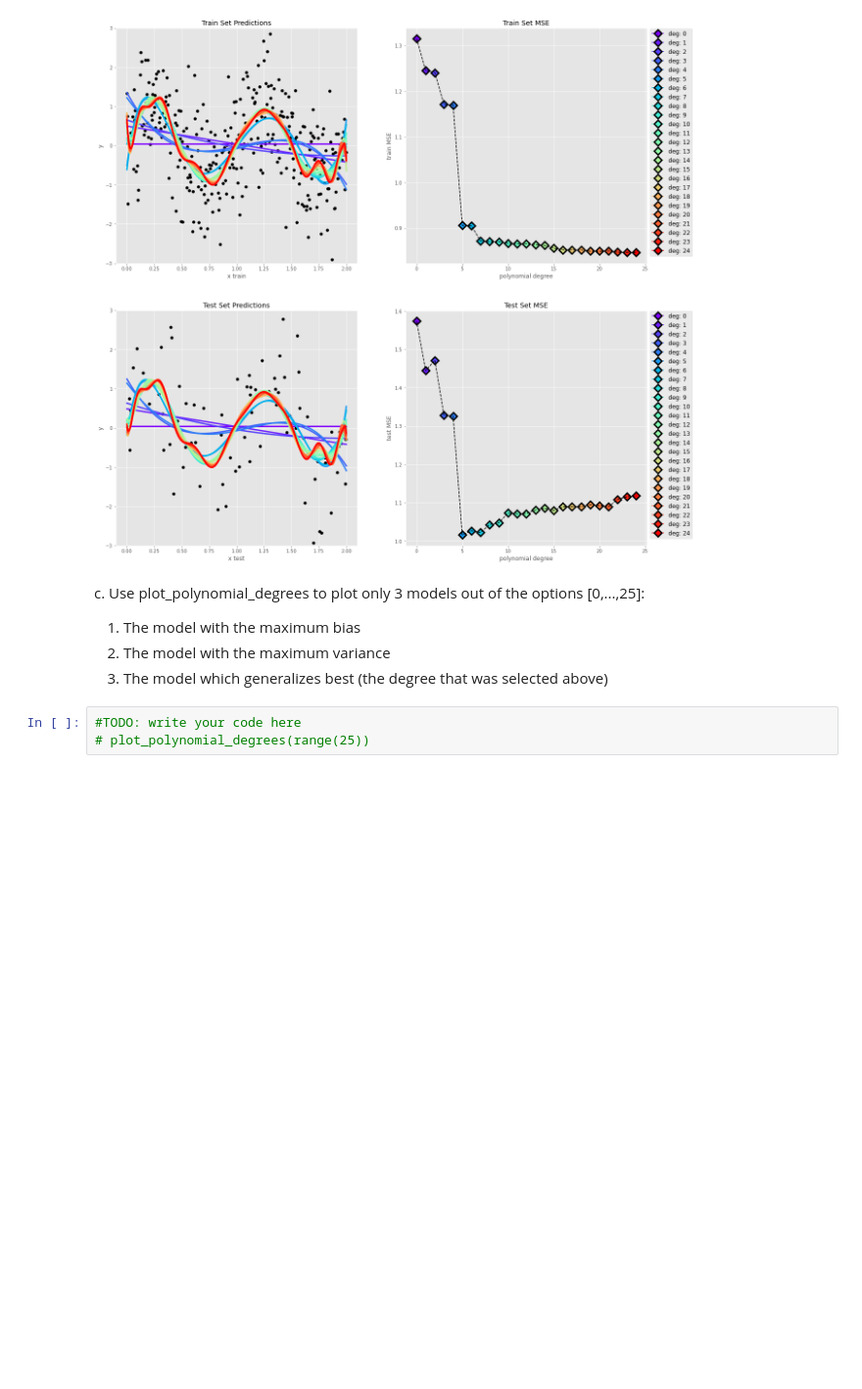
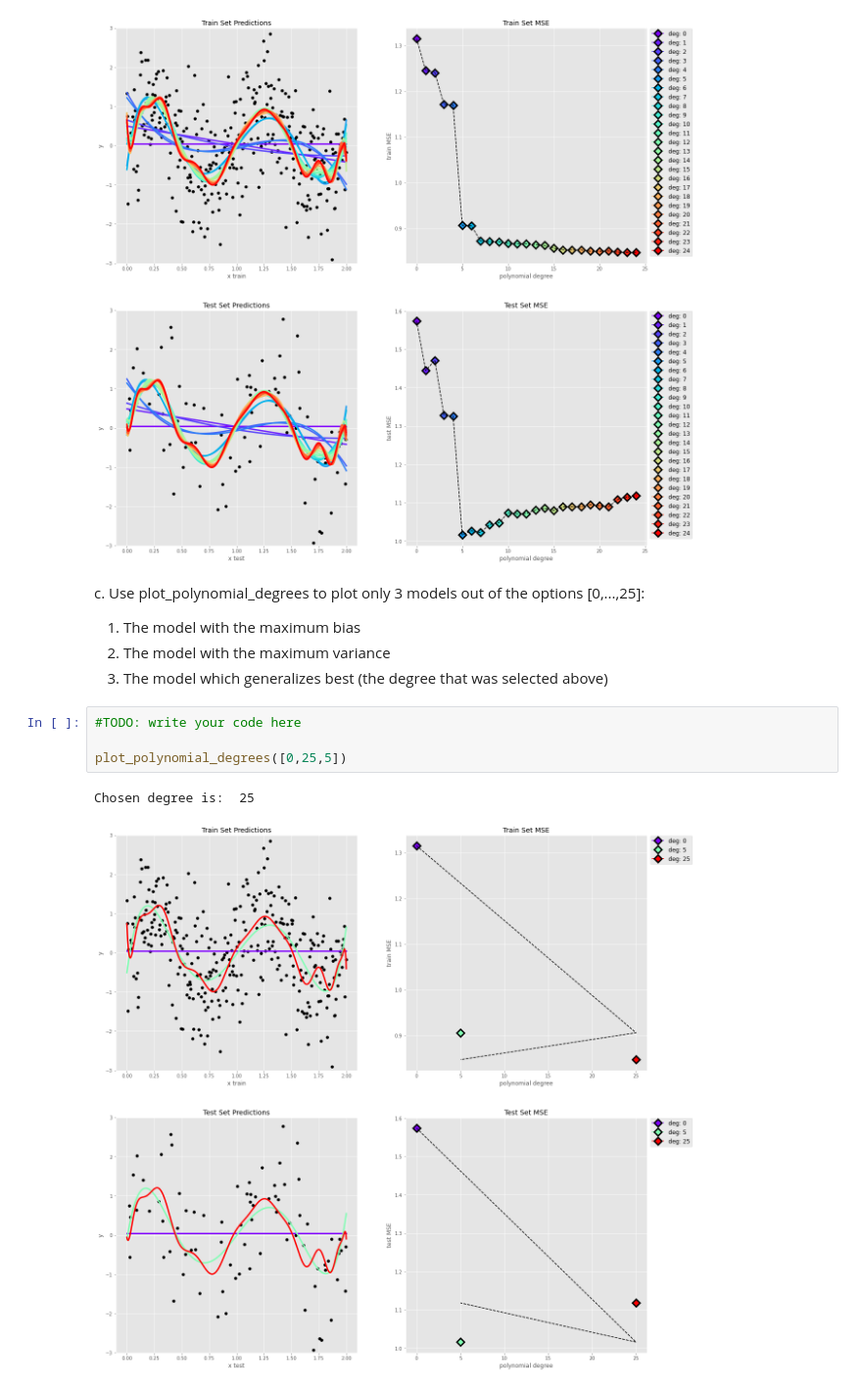
Before and after one commit to TalmSnir/Machine-Learning-University-Course, a Jupyter notebook: HW/HW2/HW2.ipynb, the cells around one changed output. Shown: that part at 98% size. Saved outputs shown, nothing was run; the diff lists cells and outputs as text; blank space fills up the shorter version.

```diff
--- a/HW/HW2/HW2.ipynb
+++ b/HW/HW2/HW2.ipynb
@@ -279,4 +279,8 @@ c. Use plot_polynomial_degrees to plot only 3 models out of the options [0,...,2
 3. The model which generalizes best (the degree that was selected above)
 # %%
 #TODO: write your code here
-# plot_polynomial_degrees(range(25))
+
+plot_polynomial_degrees([0,25,5])
+# %% [output]
+Chosen degree is:  25
+[figure, added]
```
Also changed, not shown: parts of 2 cells of this notebook.
